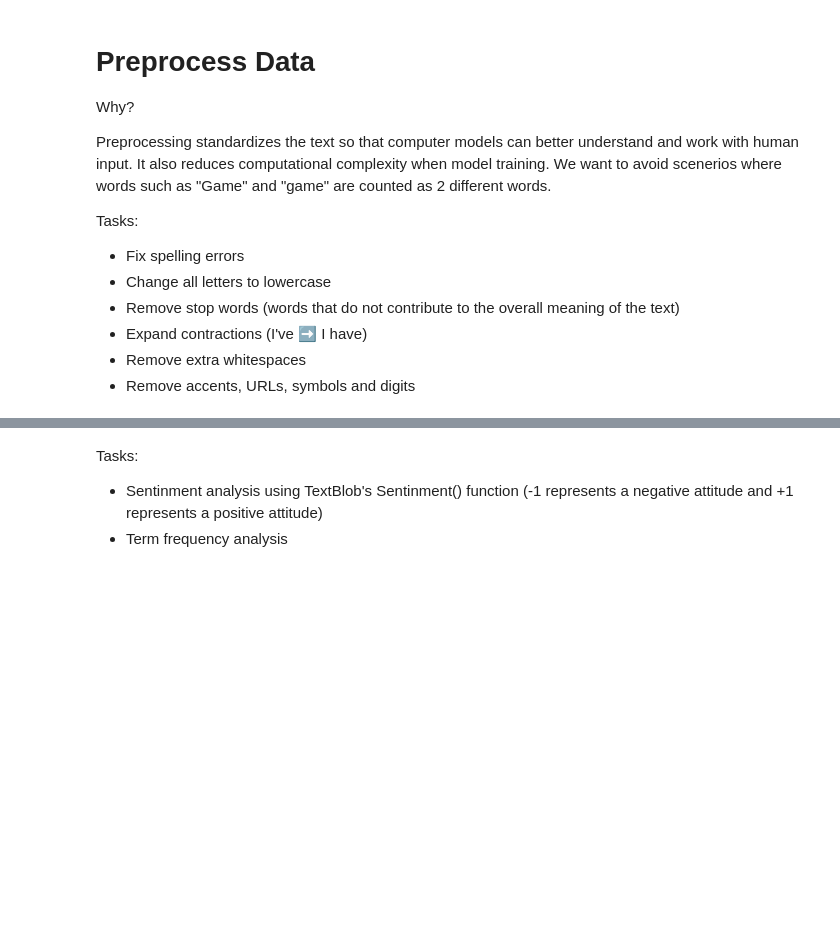
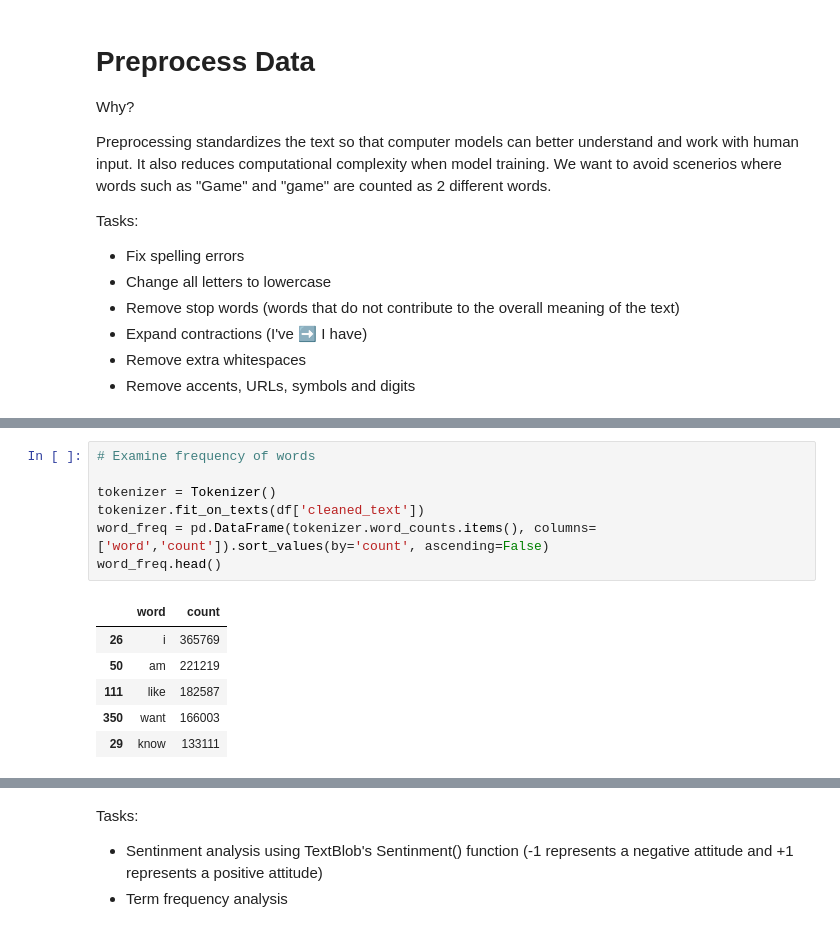
Before and after one commit to kimberlycao/Suicidal-BERT, a Jupyter notebook: suicide_detection.ipynb, the cells around one changed output, grey strips where cells are left out. Cells and saved outputs as stored; diff of their text form; blank space fills up the shorter version.

```diff
--- a/suicide_detection.ipynb
+++ b/suicide_detection.ipynb
@@ -141,0 +174,14 @@ df.to_csv('Suicide_Detection_Cleaned.csv', index=False)
+# %%
+# Examine frequency of words
+
+tokenizer = Tokenizer()
+tokenizer.fit_on_texts(df['cleaned_text'])
+word_freq = pd.DataFrame(tokenizer.word_counts.items(), columns=['word','count']).sort_values(by='count', ascending=False)
+word_freq.head()
+# %% [output]
+|  | word | count |
+| 26 | i | 365769 |
+| 50 | am | 221219 |
+| 111 | like | 182587 |
+| 350 | want | 166003 |
+| 29 | know | 133111 |
```
Also changed, not shown: parts of 20 cells of this notebook.
